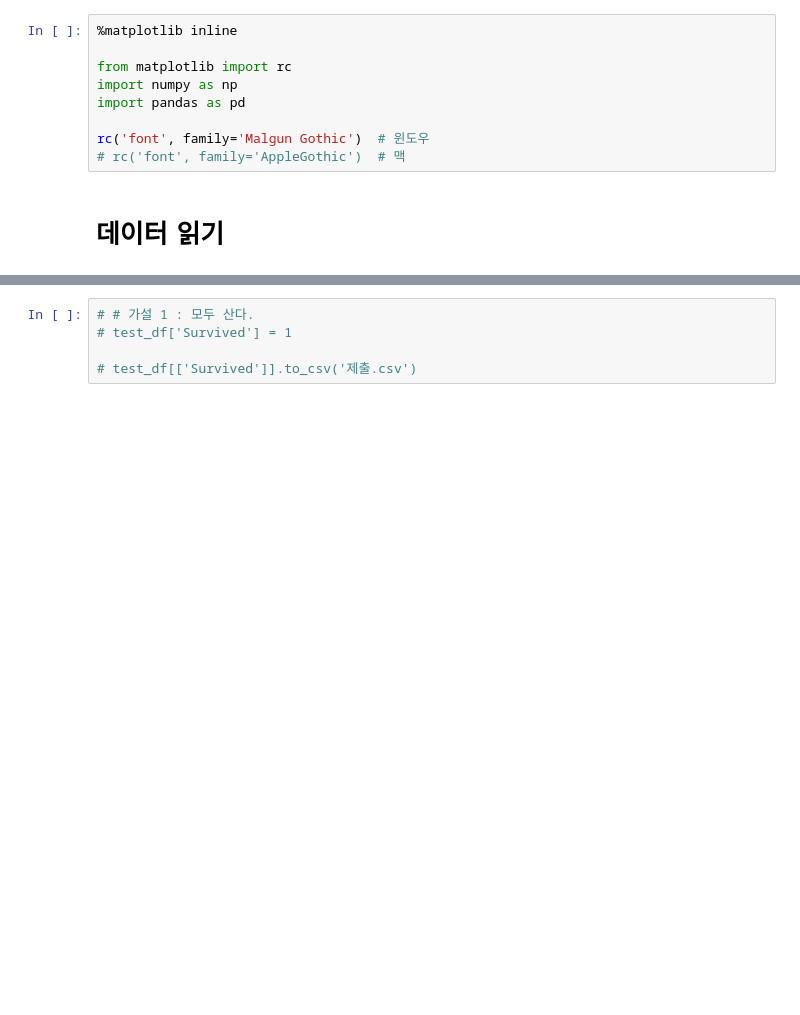
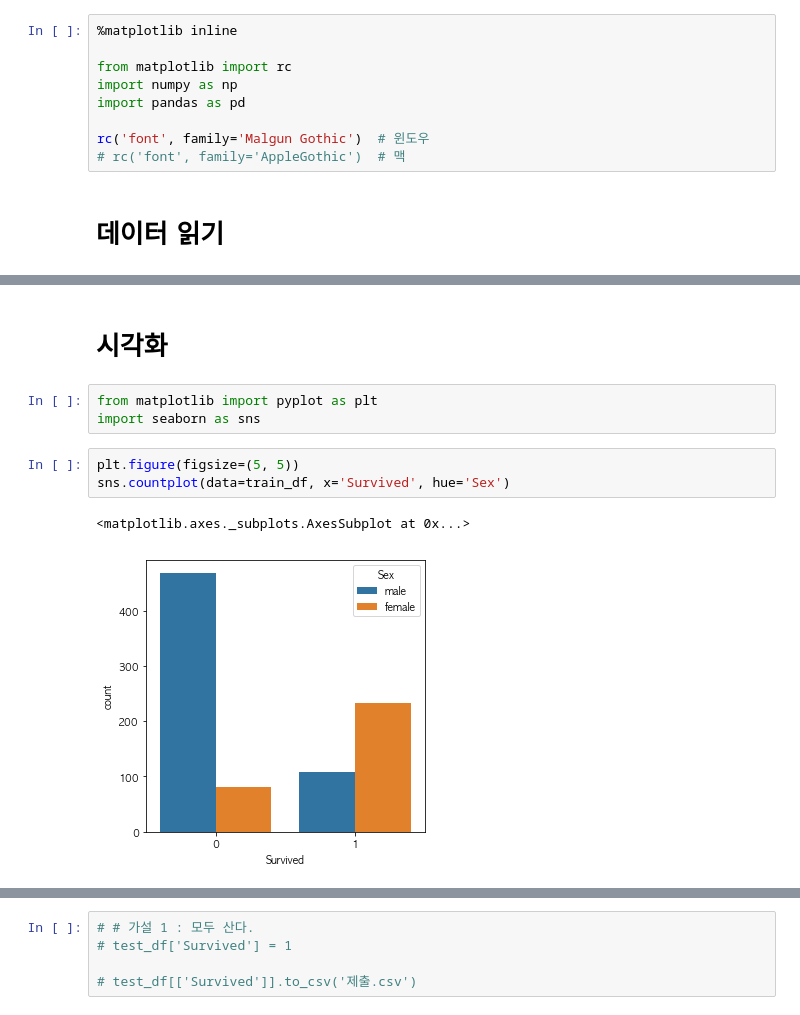
Before and after one commit to CodingSta/demo-ls-201904-pandas, a Jupyter notebook: Pandsa 03 - Solved.ipynb, the cells around one changed output, grey strips where cells are left out. Saved outputs shown, nothing was run; the diff lists cells and outputs as text; blank space fills up the shorter version.

```diff
--- a/Pandsa 03 - Solved.ipynb
+++ b/Pandsa 03 - Solved.ipynb
@@ -35,3 +35,14 @@ test_df.head()
 | 894 | 2 | Myles, Mr. Thomas Francis | male | 62.0 | 0 | 0 | 240276 | 9.6875 | NaN | Q |
 | 895 | 3 | Wirz, Mr. Albert | male | 27.0 | 0 | 0 | 315154 | 8.6625 | NaN | S |
 | 896 | 3 | Hirvonen, Mrs. Alexander (Helga E... | female | 22.0 | 1 | 1 | 3101298 | 12.2875 | NaN | S |
+# %% [markdown]
+# 시각화
+# %%
+from matplotlib import pyplot as plt
+import seaborn as sns
+# %%
+plt.figure(figsize=(5, 5))
+sns.countplot(data=train_df, x='Survived', hue='Sex')
+# %% [output]
+<matplotlib.axes._subplots.AxesSubplot at 0x...>
+[figure, added]
```
Also changed, not shown: parts of 62 cells of this notebook.
